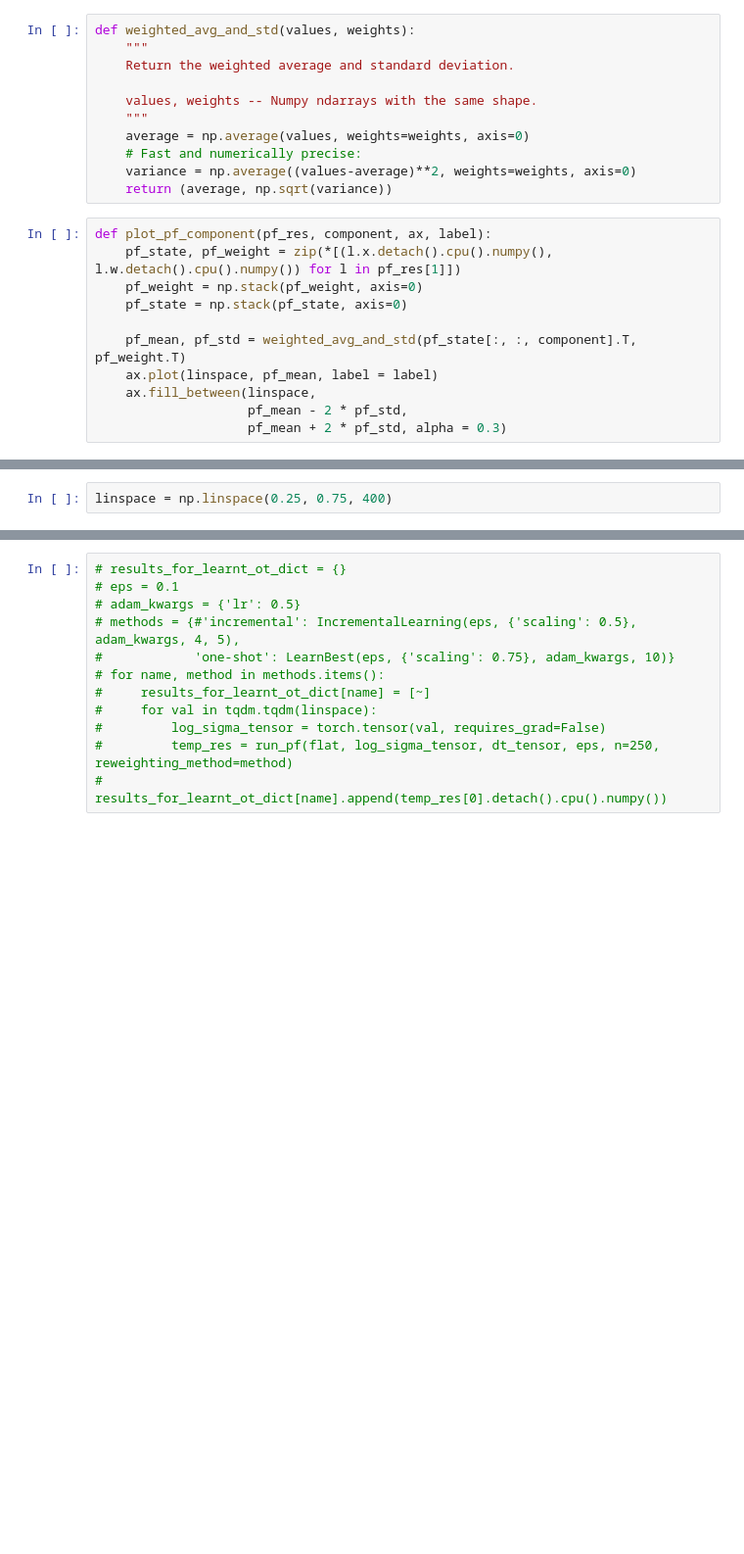
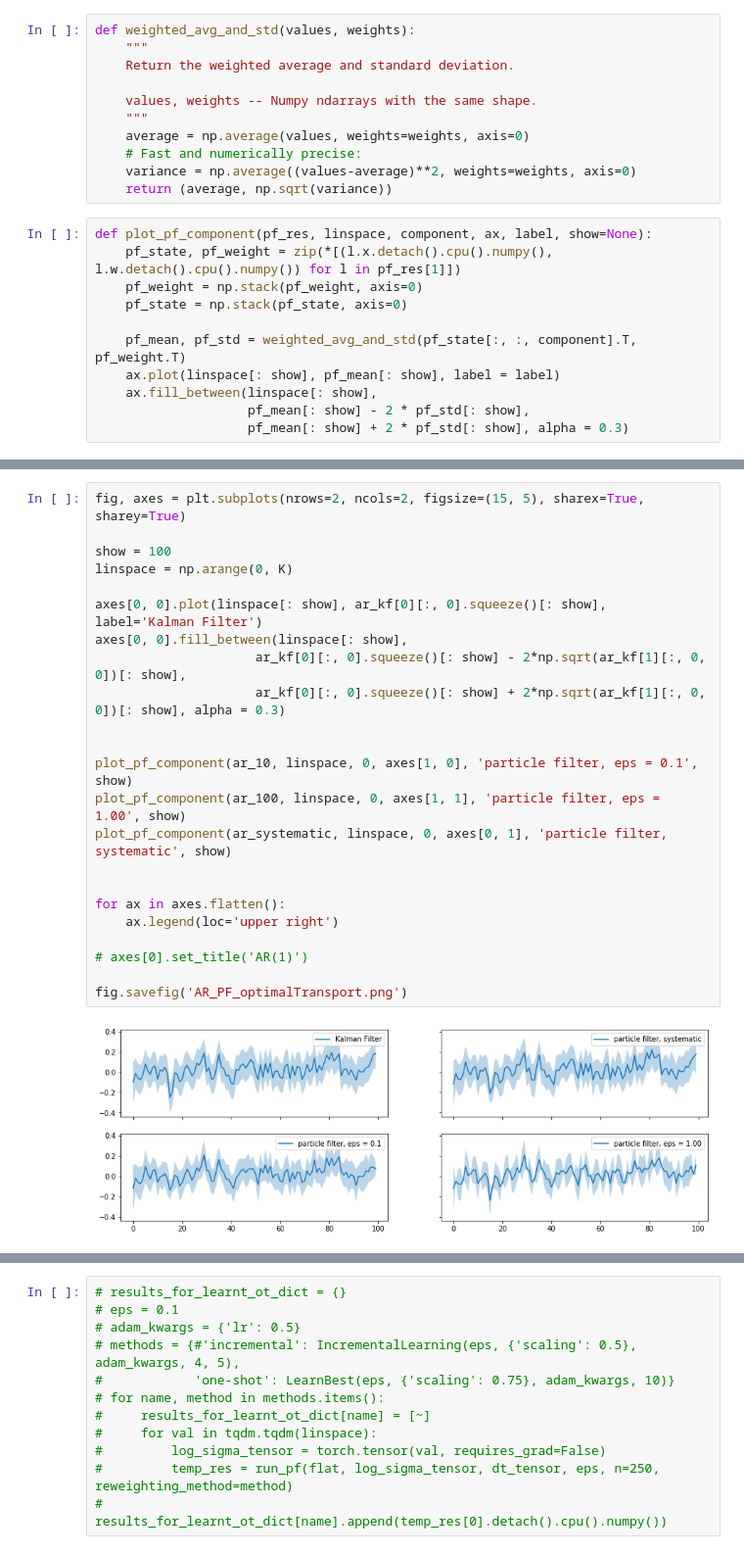
Before and after one commit to AdrienCorenflos/PFlow, a Jupyter notebook: TransportedPFExample.ipynb, the cells around one changed output, grey strips where cells are left out. Shown: that part at 98% size. Saved outputs shown, nothing was run; the diff lists cells and outputs as text; blank space fills up the shorter version.

```diff
--- a/TransportedPFExample.ipynb
+++ b/TransportedPFExample.ipynb
@@ -235,13 +150,13 @@ def weighted_avg_and_std(values, weights):
     variance = np.average((values-average)**2, weights=weights, axis=0)
     return (average, np.sqrt(variance))
 # %%
-def plot_pf_component(pf_res, component, ax, label):
+def plot_pf_component(pf_res, linspace, component, ax, label, show=None):
     pf_state, pf_weight = zip(*[(l.x.detach().cpu().numpy(),  l.w.detach().cpu().numpy()) for l in pf_res[1]])
     pf_weight = np.stack(pf_weight, axis=0)
     pf_state = np.stack(pf_state, axis=0)
 
     pf_mean, pf_std = weighted_avg_and_std(pf_state[:, :, component].T,  pf_weight.T)
-    ax.plot(linspace, pf_mean, label = label)
-    ax.fill_between(linspace,
-                    pf_mean - 2 * pf_std,
-                    pf_mean + 2 * pf_std, alpha = 0.3)
+    ax.plot(linspace[: show], pf_mean[: show], label = label)
+    ax.fill_between(linspace[: show],
+                    pf_mean[: show] - 2 * pf_std[: show],
+                    pf_mean[: show] + 2 * pf_std[: show], alpha = 0.3)
@@ -308,2 +163,25 @@ fig.savefig('KF_OptimalTransportPF_comp.png')
-# %%
-linspace = np.linspace(0.25, 0.75, 400)
+# %%
+fig, axes = plt.subplots(nrows=2, ncols=2, figsize=(15, 5), sharex=True, sharey=True)
+
+show = 100
+linspace = np.arange(0, K)
+
+axes[0, 0].plot(linspace[: show], ar_kf[0][:, 0].squeeze()[: show], label='Kalman Filter')
+axes[0, 0].fill_between(linspace[: show],
+                     ar_kf[0][:, 0].squeeze()[: show] - 2*np.sqrt(ar_kf[1][:, 0, 0])[: show],
+                     ar_kf[0][:, 0].squeeze()[: show] + 2*np.sqrt(ar_kf[1][:, 0, 0])[: show], alpha = 0.3)
+
+
+plot_pf_component(ar_10, linspace, 0, axes[1, 0], 'particle filter, eps = 0.1', show)
+plot_pf_component(ar_100, linspace, 0, axes[1, 1], 'particle filter, eps = 1.00', show)
+plot_pf_component(ar_systematic, linspace, 0, axes[0, 1], 'particle filter, systematic', show)
+
+
+for ax in axes.flatten():
+    ax.legend(loc='upper right')
+
+# axes[0].set_title('AR(1)')
+
+fig.savefig('AR_PF_optimalTransport.png')
+# %% [output]
+[figure, added]
```
Also changed, not shown: parts of 30 cells of this notebook, 2 other files.
